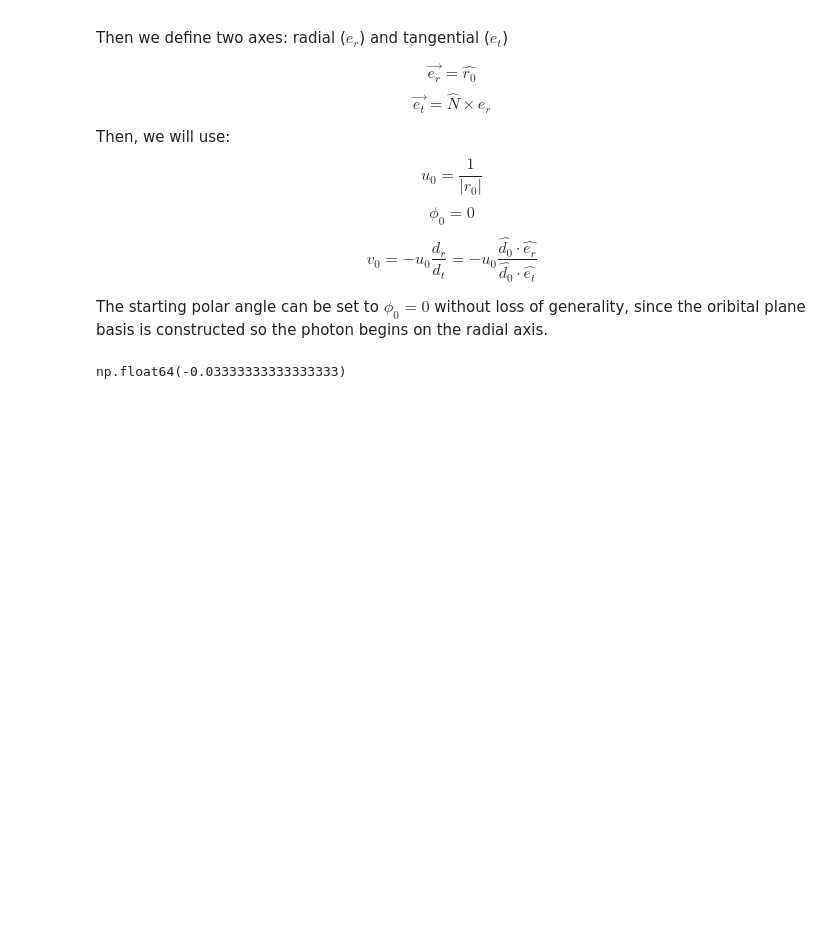
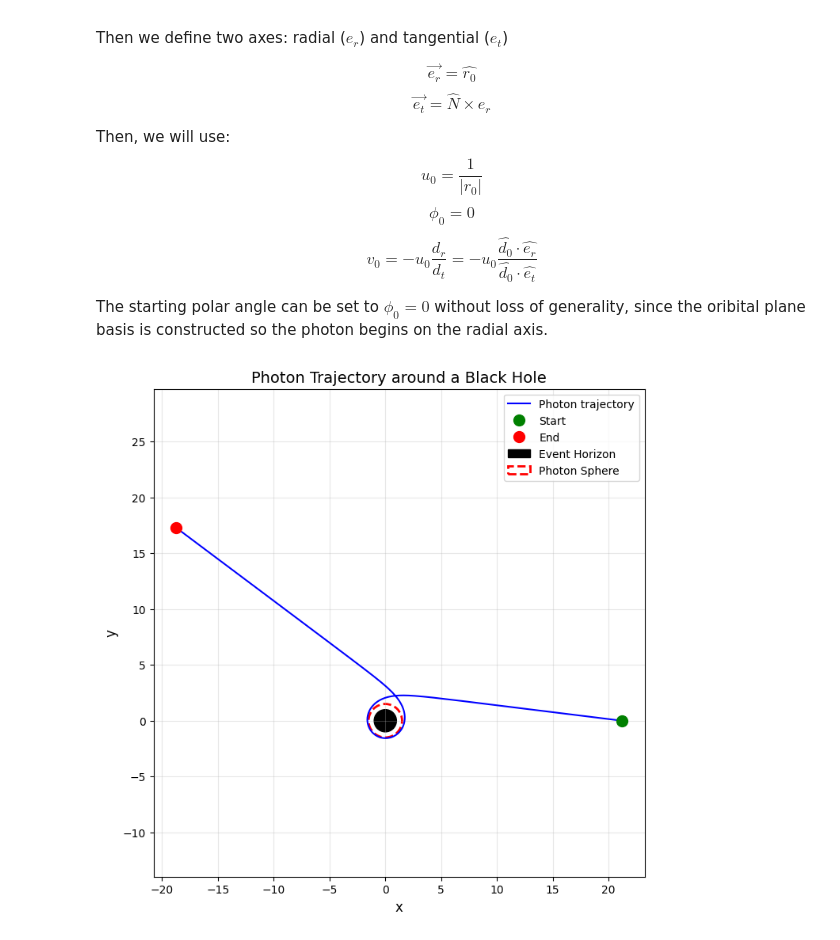
Before and after one commit to AlexanderJCS/black-hole-sim, a Jupyter notebook: experiment.ipynb, the cells around one changed output. Cells and saved outputs as stored; diff of their text form; code cells hidden in the pictures; blank space fills up the shorter version.

Commit message:
3d -> 2d plotting

```diff
--- a/experiment.ipynb
+++ b/experiment.ipynb
@@ -91,8 +91,7 @@ captured.terminal = True
 captured.direction = -1  # Only trigger when decreasing
 # %%
 # Initial conditions
-r_0 = 10
-u_0 = 1 / r_0
+u_0 = 1 / 10.0
 
 # v_0 = 0, photon velocity is tangential to the black hole. v_0 = inf, photon velocity is radial to the black hole.
 d_0 = np.array([-0.9, 0.3])
@@ -100,11 +99,13 @@ d_0 = d_0 / np.linalg.norm(d_0)
 
 v_0 = -u_0 * d_0[0] / d_0[1]
 
-initial_conditions = [u_0, v_0]
 
-# Integration span
-phi_span = (0, 20 * np.pi)
-solution = solve_ivp(black_hole_ode, phi_span, initial_conditions,
-                     t_eval=np.linspace(*phi_span, 1000),
-                     events=[escaped, captured])
+def simulate_photon_trajectory(initial_u, initial_v):
+    initial_conditions = [initial_u, initial_v]
+
+    # Integration span
+    phi_span = (0, 20 * np.pi)
+    return solve_ivp(black_hole_ode, phi_span, initial_conditions,
+                         t_eval=np.linspace(*phi_span, 1000),
+                         events=[escaped, captured])
 # %%
@@ -183,8 +184,8 @@ $$v_0 = -u_0\frac{d_r}{d_t} = -u_0\frac{\hat{d_0} \cdot \hat{e_r}}{\hat{d_0} \cd
 
 The starting polar angle can be set to $\phi_0 = 0$ without loss of generality, since the oribital plane basis is constructed so the photon begins on the radial axis.
 # %%
-ray_origin = np.array([0, 0, 30])
-ray_direction = np.array([0, 1, 1])
+ray_origin = np.array([0, 15, 15])
+ray_direction = np.array([0, -0.78, -1])
 ray_direction = ray_direction / np.linalg.norm(ray_direction)
 
 normal = np.cross(ray_origin, ray_direction)
@@ -200,6 +201,15 @@ u_0 = 1 / np.linalg.norm(ray_origin)
 phi_0 = 0
 v_0 = -np.dot(ray_direction, e_r) / (np.linalg.norm(ray_origin) * np.dot(ray_direction, e_t))
 # %%
-v_0
+projected_3d = simulate_photon_trajectory(1 / np.linalg.norm(ray_origin), v_0)
-# %% [output]
-np.float64(-0.03333333333333333)
+# %%
+projected_u_values = projected_3d.y[0]
+projected_r_values = 1 / projected_u_values
+projected_phi_values = projected_3d.t
+
+projected_x_vals = projected_r_values * np.cos(projected_phi_values)
+projected_y_vals = projected_r_values * np.sin(projected_phi_values)
+# %%
+plot_trajectory(projected_x_vals, projected_y_vals)
+# %% [output]
+[figure, added]
```
Also changed, not shown: parts of 3 cells of this notebook.
